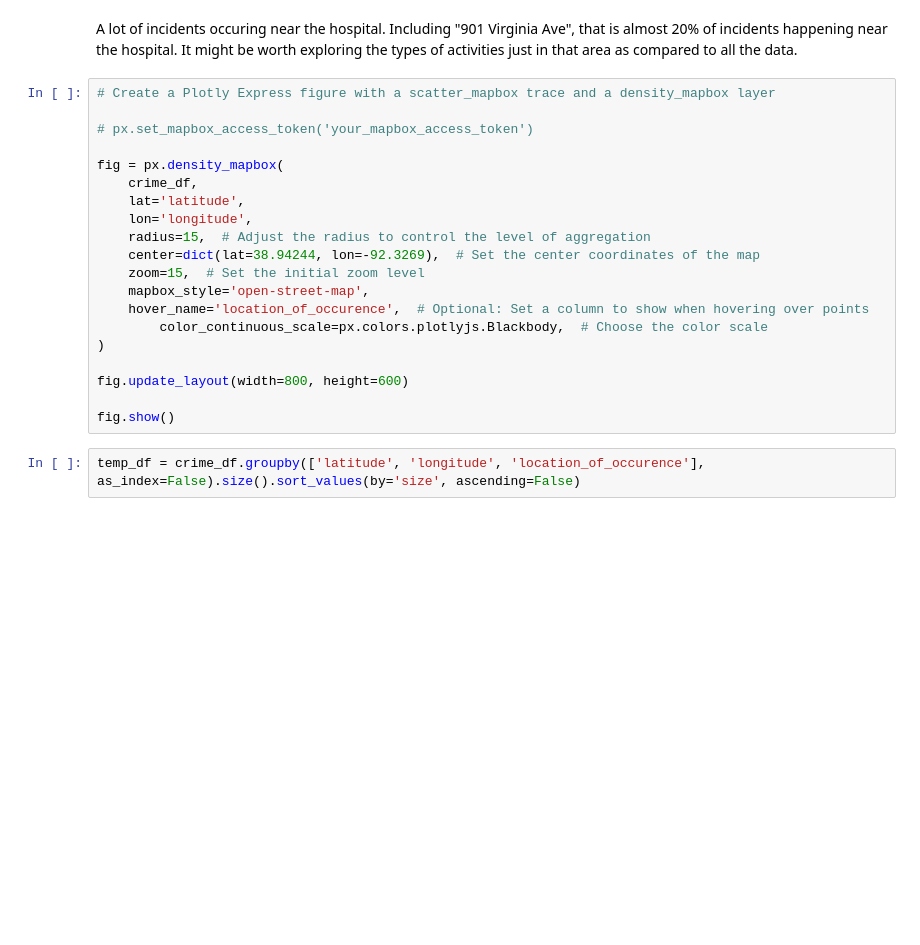
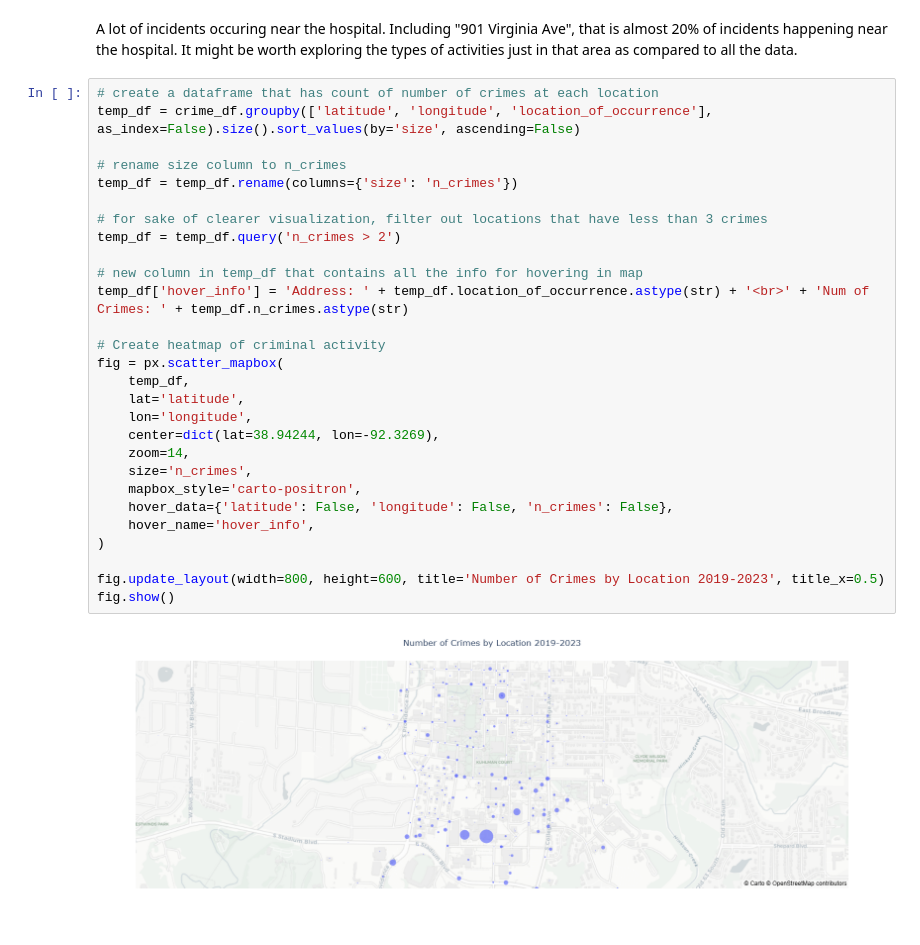
Before and after one commit to Daniel-Bassett/mu-crime-stats, a Jupyter notebook: eda/eda.ipynb, the cells around one changed output. Drawn from its saved outputs; the diff is of its cells as text; blank space fills up the shorter version.

```diff
--- a/eda/eda.ipynb
+++ b/eda/eda.ipynb
@@ -143,24 +184,32 @@ crime_df.location_of_occurence.value_counts().head(10)
 # %% [markdown]
 A lot of incidents occuring near the hospital. Including "901 Virginia Ave", that is almost 20% of incidents happening near the hospital. It might be worth exploring the types of activities just in that area as compared to all the data.
 # %%
-# Create a Plotly Express figure with a scatter_mapbox trace and a density_mapbox layer
+# create a dataframe that has count of number of crimes at each location
+temp_df = crime_df.groupby(['latitude', 'longitude', 'location_of_occurrence'], as_index=False).size().sort_values(by='size', ascending=False)
 
-# px.set_mapbox_access_token('your_mapbox_access_token')
+# rename size column to n_crimes
+temp_df = temp_df.rename(columns={'size': 'n_crimes'})
 
-fig = px.density_mapbox(
-    crime_df,
+# for sake of clearer visualization, filter out locations that have less than 3 crimes
+temp_df = temp_df.query('n_crimes > 2')
+
+# new column in temp_df that contains all the info for hovering in map
+temp_df['hover_info'] = 'Address: ' + temp_df.location_of_occurrence.astype(str) + '<br>' + 'Num of Crimes: ' + temp_df.n_crimes.astype(str)
+
+# Create heatmap of criminal activity
+fig = px.scatter_mapbox(
+    temp_df,
     lat='latitude',
     lon='longitude',
-    radius=15,  # Adjust the radius to control the level of aggregation
-    center=dict(lat=38.94244, lon=-92.3269),  # Set the center coordinates of the map
-    zoom=15,  # Set the initial zoom level
-    mapbox_style='open-street-map',
-    hover_name='location_of_occurence',  # Optional: Set a column to show when hovering over points
-        color_continuous_scale=px.colors.plotlyjs.Blackbody,  # Choose the color scale
+    center=dict(lat=38.94244, lon=-92.3269),
+    zoom=14,
+    size='n_crimes',
+    mapbox_style='carto-positron',
+    hover_data={'latitude': False, 'longitude': False, 'n_crimes': False},
+    hover_name='hover_info',
 )
 
-fig.update_layout(width=800, height=600)
-
+fig.update_layout(width=800, height=600, title='Number of Crimes by Location 2019-2023', title_x=0.5)
 fig.show()
+# %% [output]
+[figure, added]
-# %%
-temp_df = crime_df.groupby(['latitude', 'longitude', 'location_of_occurence'], as_index=False).size().sort_values(by='size', ascending=False)
```
Also changed, not shown: parts of 16 cells of this notebook.
